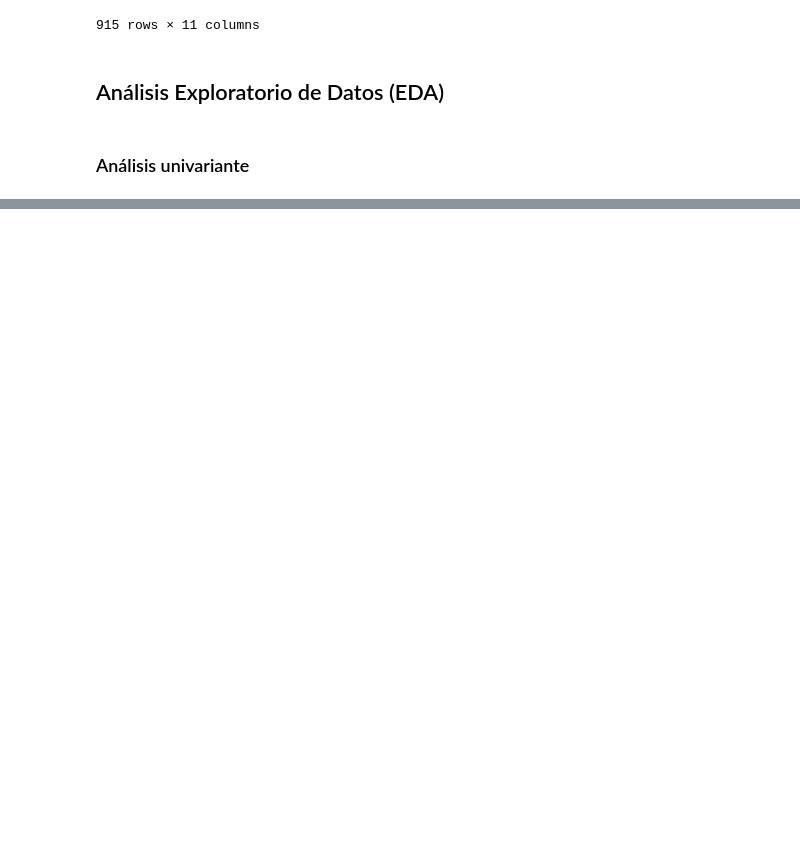
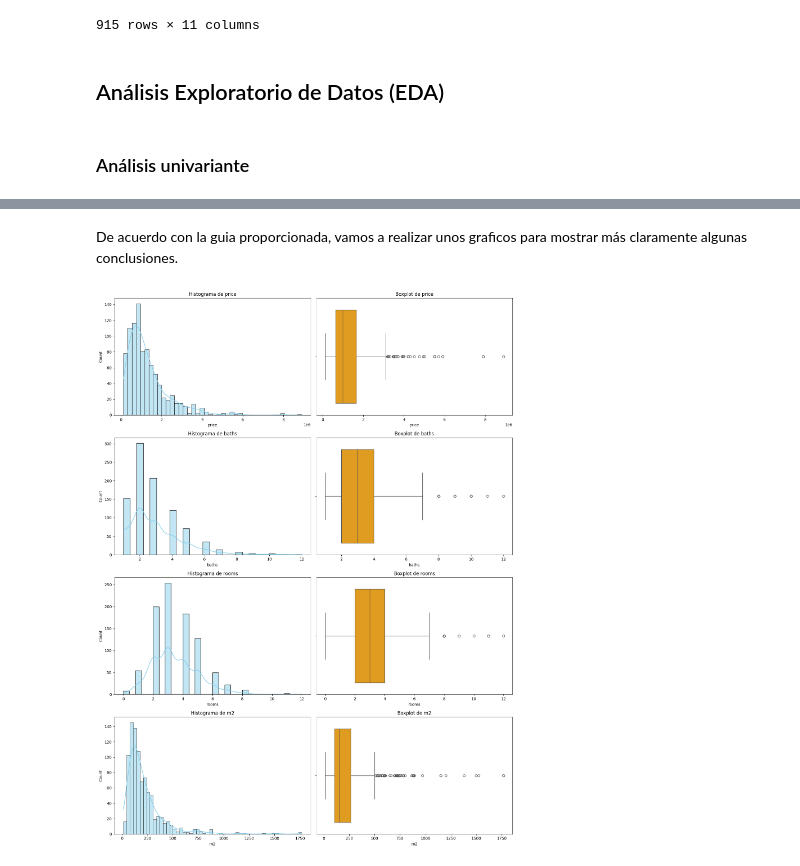
Before and after one commit to angelgvill/DS_Analisis_Datos, a Jupyter notebook: notebooks/02_Analisis_exploratorio.ipynb, the cells around one changed output, grey strips where cells are left out. Saved outputs shown, nothing was run; the diff lists cells and outputs as text; code cells hidden in the pictures; blank space fills up the shorter version.

```diff
--- a/notebooks/02_Analisis_exploratorio.ipynb
+++ b/notebooks/02_Analisis_exploratorio.ipynb
@@ -112,0 +128,29 @@ categoricas (df)
+# %% [markdown]
+De acuerdo con la guia proporcionada, vamos a realizar unos graficos para mostrar más claramente algunas conclusiones.
+# %%
+import matplotlib.pyplot as plt
+import seaborn as sns
+
+# Configuración general de la figura
+plt.figure(figsize=(15, 20))  # Tamaño de la figura
+
+# Seleccionar columnas numéricas
+numerical_columns = df.select_dtypes(include='number').columns[:4]  # Limitar a las primeras 4 columnas numéricas
+
+# Crear gráficos
+for i, feature in enumerate(numerical_columns):
+    # Histograma (izquierda)
+    plt.subplot(len(numerical_columns), 2, 2 * i + 1)  # Gráfico en columna izquierda
+    sns.histplot(data=df, x=feature, kde=True, color='skyblue')
+    plt.title(f'Histograma de {feature}')
+
+    # Boxplot girado (derecha)
+    plt.subplot(len(numerical_columns), 2, 2 * i + 2)  # Gráfico en columna derecha
+    sns.boxplot(data=df, x=feature, color='orange', orient='h')  # Boxplot horizontal
+    plt.title(f'Boxplot de {feature}')
+
+# Ajustar diseño
+plt.tight_layout()
+plt.show()
+# %% [output]
+[figure, added]
```
Also changed, not shown: parts of 7 cells of this notebook, 2 other files.
